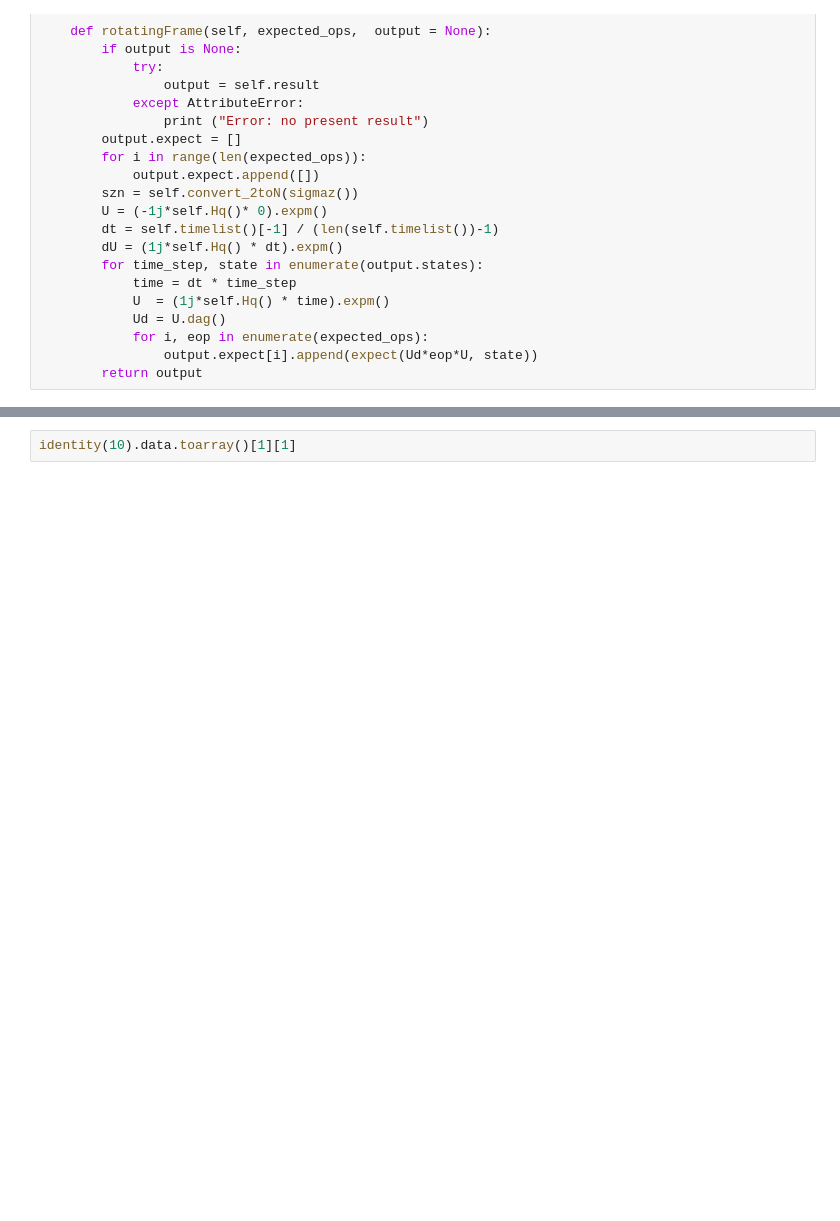
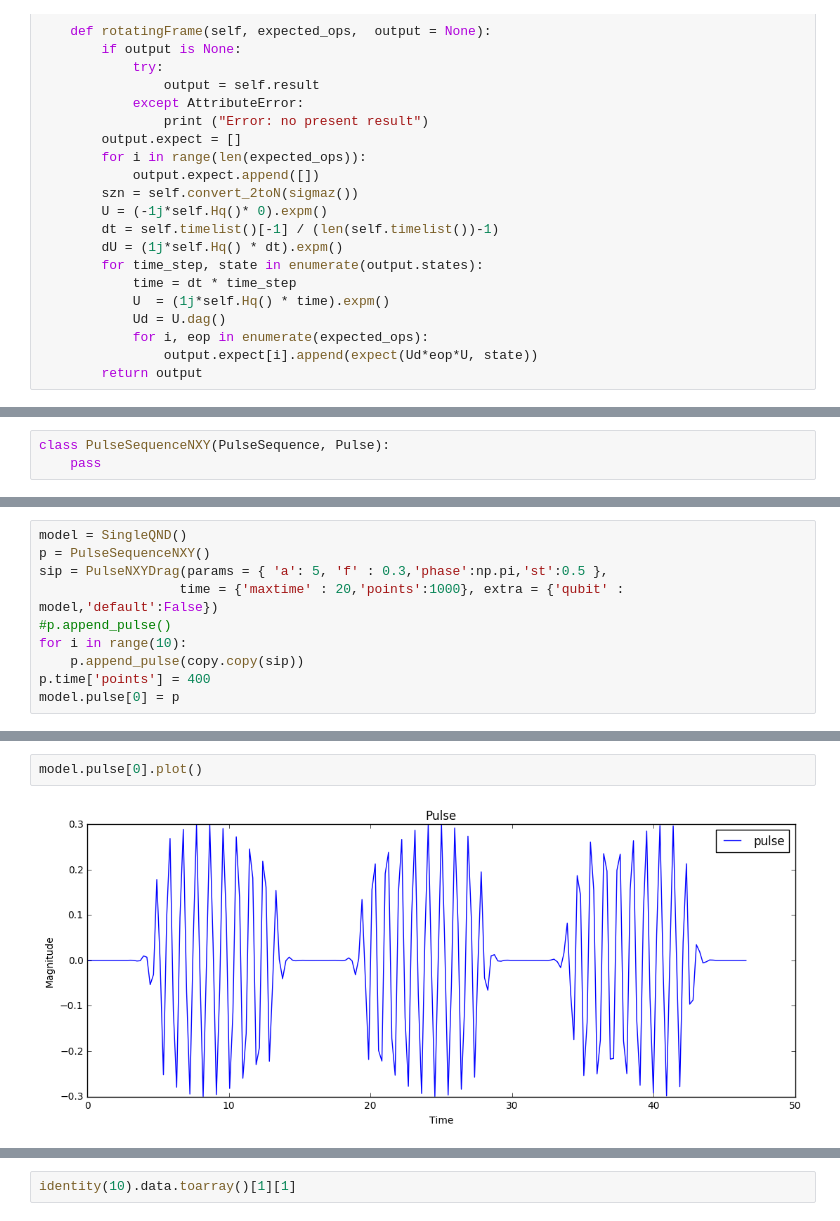
Before and after one commit to safoex/qubitlab, a Jupyter notebook: python/qutip/libqubitNd.ipynb, the cells around one changed output, grey strips where cells are left out. Drawn from its saved outputs; the diff is of its cells as text; blank space fills up the shorter version.

Commit message:
first sequence

```diff
--- a/python/qutip/libqubitNd.ipynb
+++ b/python/qutip/libqubitNd.ipynb
@@ -137,3 +186,6 @@ class PulseNXYDrag(PulseNXY, DragCorrectedPulse):
+# %%
+class PulseSequenceNXY(PulseSequence, Pulse):
+    pass
 # %%
 class SingleQND(ND):
     default = Empty()
@@ -196,3 +250,13 @@ class SingleQND(ND):
             axes.legend(bbox_to_anchor = [0,0],loc = "lower left")
             axes.set_xlabel('Time')
         axes.set_ylabel('Occupation probability')
+# %%
+model = SingleQND()
+p = PulseSequenceNXY()
+sip = PulseNXYDrag(params = { 'a': 5, 'f' : 0.3,'phase':np.pi,'st':0.5 },
+                  time = {'maxtime' : 20,'points':1000}, extra = {'qubit' : model,'default':False})
+#p.append_pulse()
+for i in range(10):
+    p.append_pulse(copy.copy(sip))
+p.time['points'] = 400
+model.pulse[0] = p
@@ -198,0 +284,4 @@ class SingleQND(ND):
+# %%
+model.pulse[0].plot()
+# %% [output]
+[figure, added]
```
Also changed, not shown: parts of 16 cells of this notebook.
